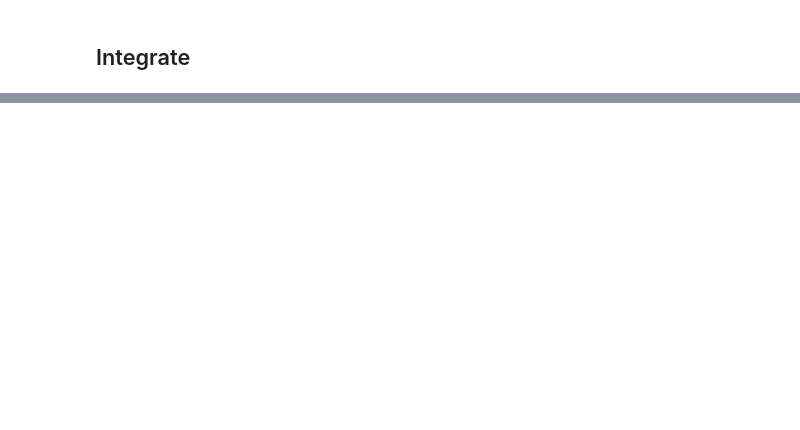
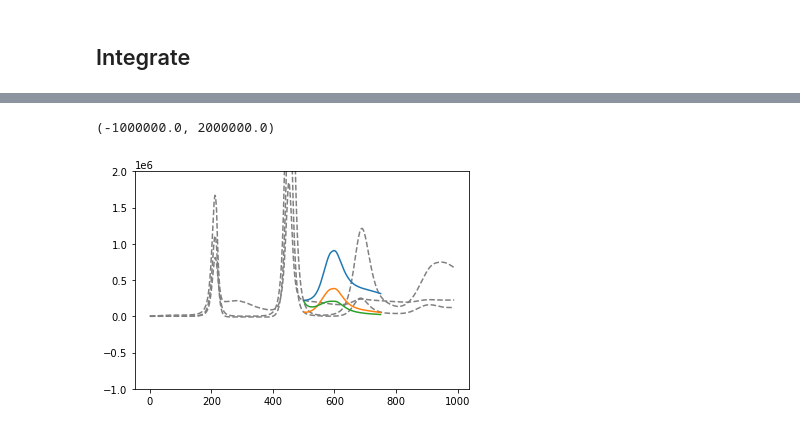
Before and after one commit to smrfeld/phys_dbd, a Jupyter notebook: example/gauss_simple/main_analyze.ipynb, the cells around one changed output, grey strips where cells are left out. Saved outputs shown, nothing was run; the diff lists cells and outputs as text; code cells hidden in the pictures; blank space fills up the shorter version.

```diff
--- a/example/gauss_simple/main_analyze.ipynb
+++ b/example/gauss_simple/main_analyze.ipynb
@@ -438,0 +170,20 @@ plt.plot(varh_diag_output0)
+# %%
+cov_v_int = [x.cov_v for x in params0_int]
+
+# Import params traj
+params0_traj_filtered = Params0GaussTraj.fromFile("cache/cache_params_filtered.txt", nv=2)
+cov_v_filtered = [x.cov_v for x in params0_traj_filtered.params0_traj]
+
+tpts_int = np.arange(tpt_start,tpt_start+len(params0_int))
+
+plt.figure()
+plt.plot([x[0,0] for x in cov_v_filtered], color='gray', linestyle="dashed")
+plt.plot([x[1,0] for x in cov_v_filtered], color='gray', linestyle="dashed")
+plt.plot([x[1,1] for x in cov_v_filtered], color='gray', linestyle="dashed")
+plt.plot(tpts_int,[x[0,0] for x in cov_v_int])
+plt.plot(tpts_int,[x[1,0] for x in cov_v_int])
+plt.plot(tpts_int,[x[1,1] for x in cov_v_int])
+plt.ylim(-1e6,2e6)
+# %% [output]
+(-1000000.0, 2000000.0)
+[figure, added]
```
Also changed, not shown: parts of 35 cells of this notebook, 18 other files.
